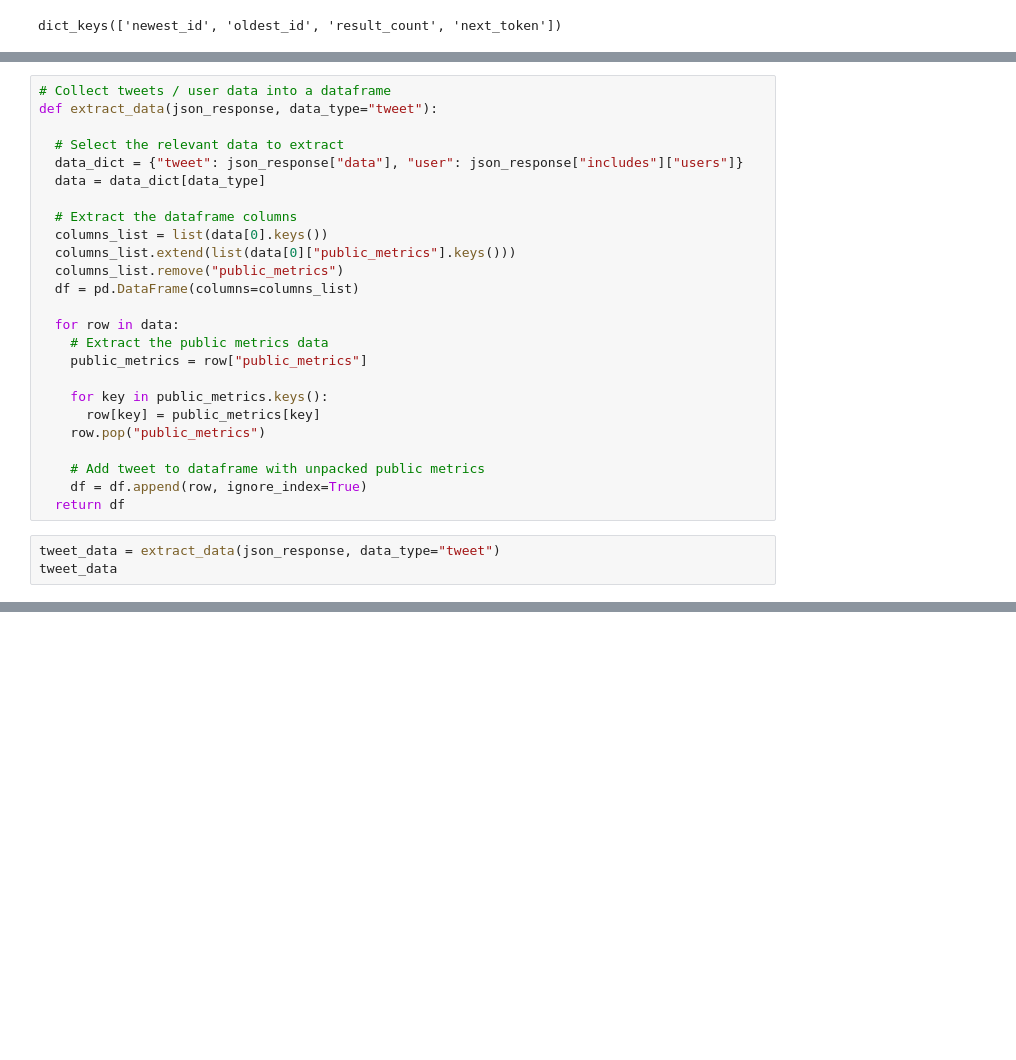
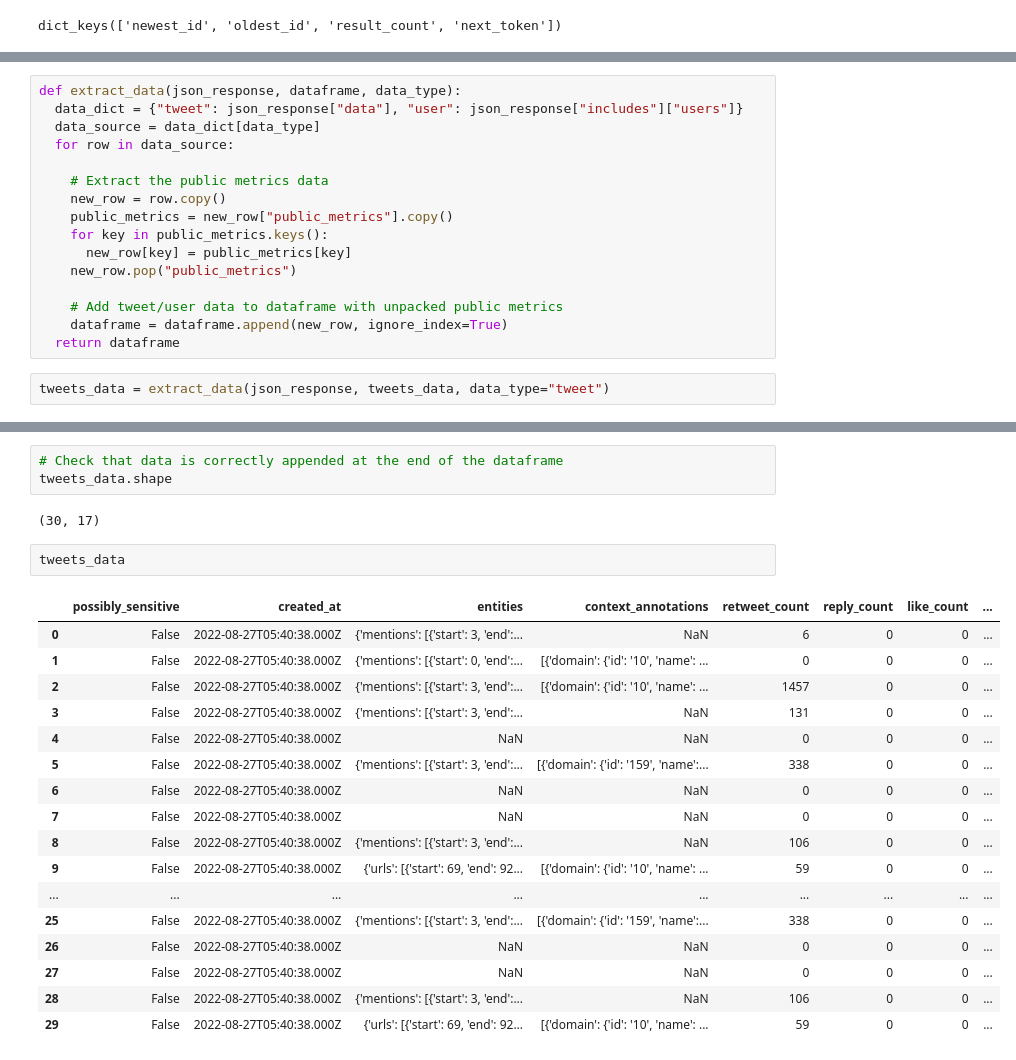
Before and after one commit to sabinagio/what-s-the-matter, a Jupyter notebook: twitter_api_data_collection.ipynb, the cells around one changed output, grey strips where cells are left out. Cells and saved outputs as stored; diff of their text form; blank space fills up the shorter version.

```diff
--- a/twitter_api_data_collection.ipynb
+++ b/twitter_api_data_collection.ipynb
@@ -202,28 +215,18 @@ json_response["meta"]
 # %%
-# Collect tweets / user data into a dataframe
-def extract_data(json_response, data_type="tweet"):
+def extract_data(json_response, dataframe, data_type):
+  data_dict = {"tweet": json_response["data"], "user": json_response["includes"]["users"]}
+  data_source = data_dict[data_type]
+  for row in data_source:
 
-  # Select the relevant data to extract
-  data_dict = {"tweet": json_response["data"], "user": json_response["includes"]["users"]}
-  data = data_dict[data_type]
+    # Extract the public metrics data
+    new_row = row.copy()
+    public_metrics = new_row["public_metrics"].copy()
+    for key in public_metrics.keys():
+      new_row[key] = public_metrics[key]
+    new_row.pop("public_metrics")
 
-  # Extract the dataframe columns
-  columns_list = list(data[0].keys())
-  columns_list.extend(list(data[0]["public_metrics"].keys()))
-  columns_list.remove("public_metrics")
-  df = pd.DataFrame(columns=columns_list)
-
-  for row in data:
-    # Extract the public metrics data
-    public_metrics = row["public_metrics"]
-
-    for key in public_metrics.keys():
-      row[key] = public_metrics[key]
-    row.pop("public_metrics")
-
-    # Add tweet to dataframe with unpacked public metrics
-    df = df.append(row, ignore_index=True)
-  return df
+    # Add tweet/user data to dataframe with unpacked public metrics
+    dataframe = dataframe.append(new_row, ignore_index=True)
+  return dataframe
 # %%
-tweet_data = extract_data(json_response, data_type="tweet")
-tweet_data
+tweets_data = extract_data(json_response, tweets_data, data_type="tweet")
@@ -242 +233,26 @@ tweet_data
+# %%
+# Check that data is correctly appended at the end of the dataframe
+tweets_data.shape
+# %% [output]
+(30, 17)
+# %%
+tweets_data
+# %% [output]
+|  | possibly_sensitive | created_at | entities | context_annotations | retweet_count | reply_count | like_count | ... |
+| 0 | False | 2022-08-27T05:40:38.000Z | {'mentions': [{'start': 3, 'end':... | NaN | 6 | 0 | 0 | ... |
+| 1 | False | 2022-08-27T05:40:38.000Z | {'mentions': [{'start': 0, 'end':... | [{'domain': {'id': '10', 'name': ... | 0 | 0 | 0 | ... |
+| 2 | False | 2022-08-27T05:40:38.000Z | {'mentions': [{'start': 3, 'end':... | [{'domain': {'id': '10', 'name': ... | 1457 | 0 | 0 | ... |
+| 3 | False | 2022-08-27T05:40:38.000Z | {'mentions': [{'start': 3, 'end':... | NaN | 131 | 0 | 0 | ... |
+| 4 | False | 2022-08-27T05:40:38.000Z | NaN | NaN | 0 | 0 | 0 | ... |
+| 5 | False | 2022-08-27T05:40:38.000Z | {'mentions': [{'start': 3, 'end':... | [{'domain': {'id': '159', 'name':... | 338 | 0 | 0 | ... |
+| 6 | False | 2022-08-27T05:40:38.000Z | NaN | NaN | 0 | 0 | 0 | ... |
+| 7 | False | 2022-08-27T05:40:38.000Z | NaN | NaN | 0 | 0 | 0 | ... |
+| 8 | False | 2022-08-27T05:40:38.000Z | {'mentions': [{'start': 3, 'end':... | NaN | 106 | 0 | 0 | ... |
+| 9 | False | 2022-08-27T05:40:38.000Z | {'urls': [{'start': 69, 'end': 92... | [{'domain': {'id': '10', 'name': ... | 59 | 0 | 0 | ... |
+| ... | ... | ... | ... | ... | ... | ... | ... | ... |
+| 25 | False | 2022-08-27T05:40:38.000Z | {'mentions': [{'start': 3, 'end':... | [{'domain': {'id': '159', 'name':... | 338 | 0 | 0 | ... |
+| 26 | False | 2022-08-27T05:40:38.000Z | NaN | NaN | 0 | 0 | 0 | ... |
+| 27 | False | 2022-08-27T05:40:38.000Z | NaN | NaN | 0 | 0 | 0 | ... |
+| 28 | False | 2022-08-27T05:40:38.000Z | {'mentions': [{'start': 3, 'end':... | NaN | 106 | 0 | 0 | ... |
+| 29 | False | 2022-08-27T05:40:38.000Z | {'urls': [{'start': 69, 'end': 92... | [{'domain': {'id': '10', 'name': ... | 59 | 0 | 0 | ... |
 # %%
```
Also changed, not shown: parts of 32 cells of this notebook.
